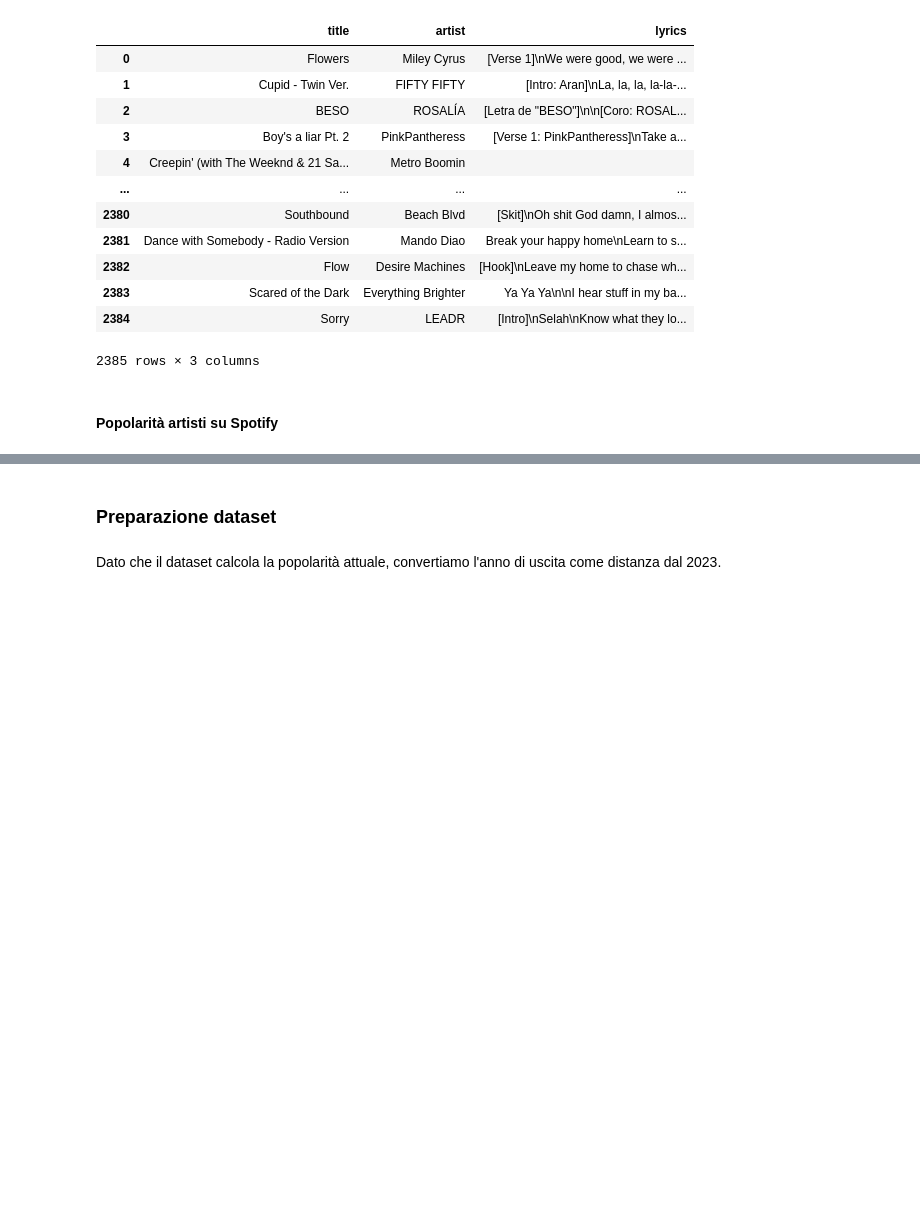
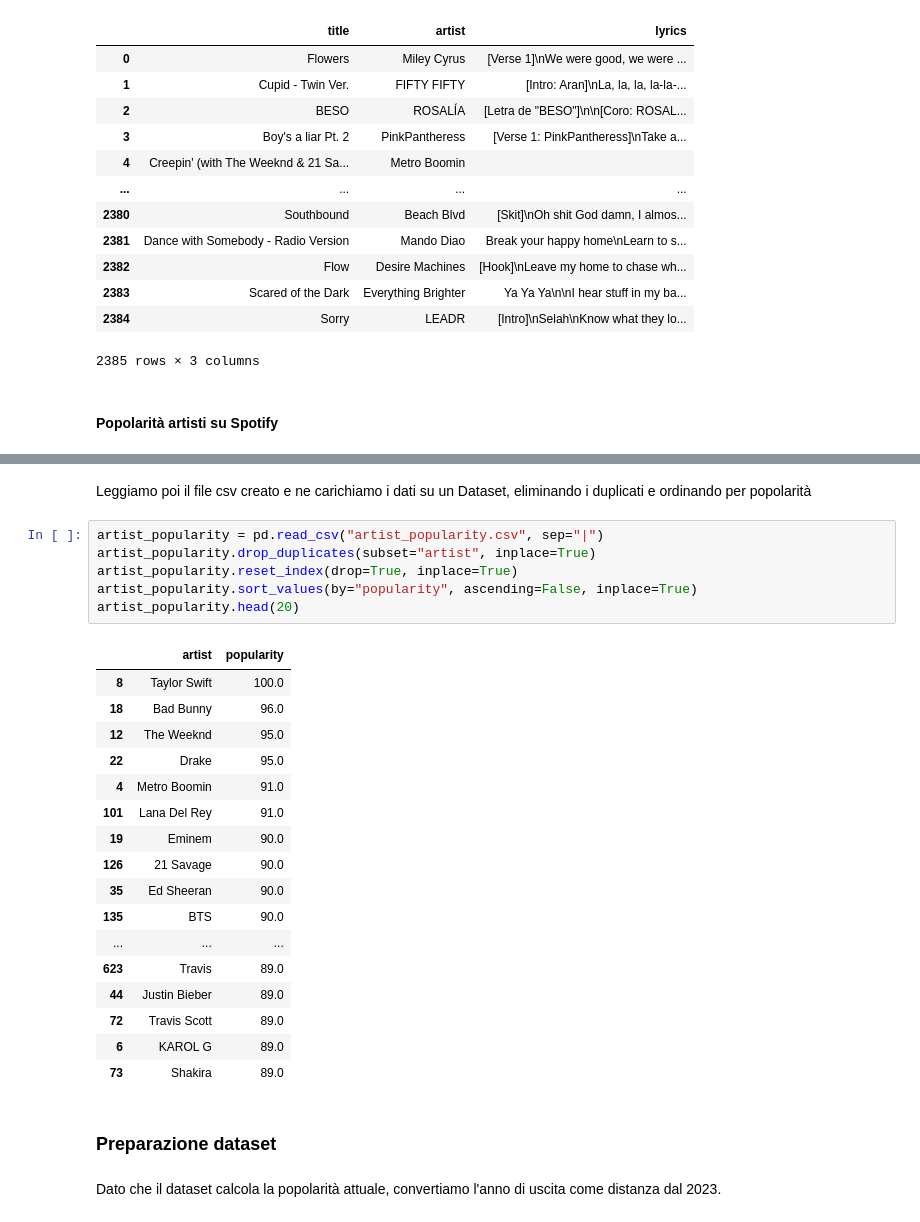
Before and after one commit to AndreaZavatta/Songs-Popularity-Prediction, a Jupyter notebook: songs-popularity-prediction.ipynb, the cells around one changed output, grey strips where cells are left out. Drawn from its saved outputs; the diff is of its cells as text; blank space fills up the shorter version.

Commit message:
Move artist popularity to main file

```diff
--- a/songs-popularity-prediction.ipynb
+++ b/songs-popularity-prediction.ipynb
@@ -216,3 +258,29 @@ lyrics
+# %% [markdown]
+Leggiamo poi il file csv creato e ne carichiamo i dati su un Dataset, eliminando i duplicati e ordinando per popolarità
+# %%
+artist_popularity = pd.read_csv("artist_popularity.csv", sep="|")
+artist_popularity.drop_duplicates(subset="artist", inplace=True)
+artist_popularity.reset_index(drop=True, inplace=True)
+artist_popularity.sort_values(by="popularity", ascending=False, inplace=True)
+artist_popularity.head(20)
+# %% [output]
+|  | artist | popularity |
+| 8 | Taylor Swift | 100.0 |
+| 18 | Bad Bunny | 96.0 |
+| 12 | The Weeknd | 95.0 |
+| 22 | Drake | 95.0 |
+| 4 | Metro Boomin | 91.0 |
+| 101 | Lana Del Rey | 91.0 |
+| 19 | Eminem | 90.0 |
+| 126 | 21 Savage | 90.0 |
+| 35 | Ed Sheeran | 90.0 |
+| 135 | BTS | 90.0 |
+| ... | ... | ... |
+| 623 | Travis | 89.0 |
+| 44 | Justin Bieber | 89.0 |
+| 72 | Travis Scott | 89.0 |
+| 6 | KAROL G | 89.0 |
+| 73 | Shakira | 89.0 |
 # %% [markdown]
 ### Preparazione dataset
 # %% [markdown]
```
Also changed, not shown: parts of 10 cells of this notebook, 1 other file.
